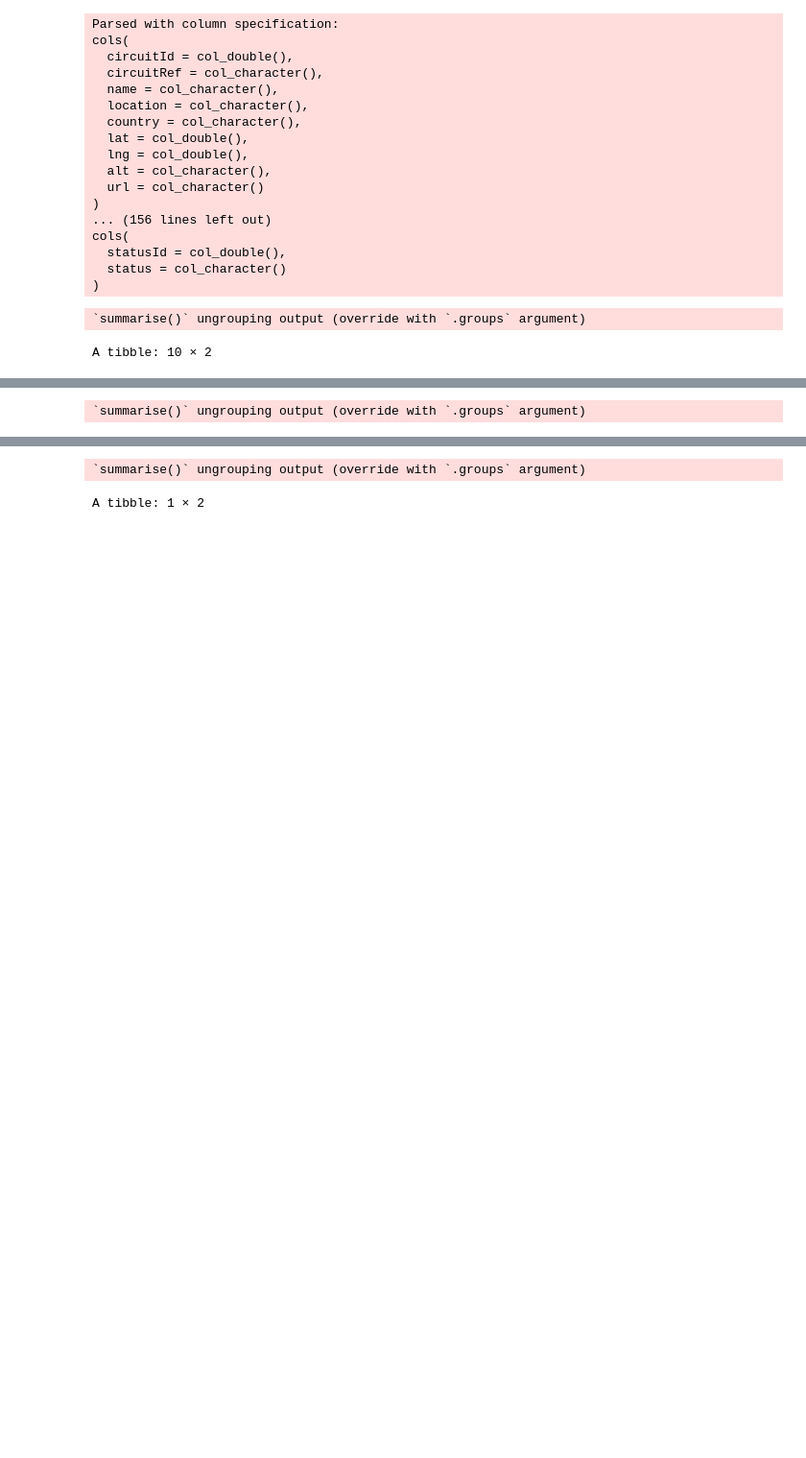
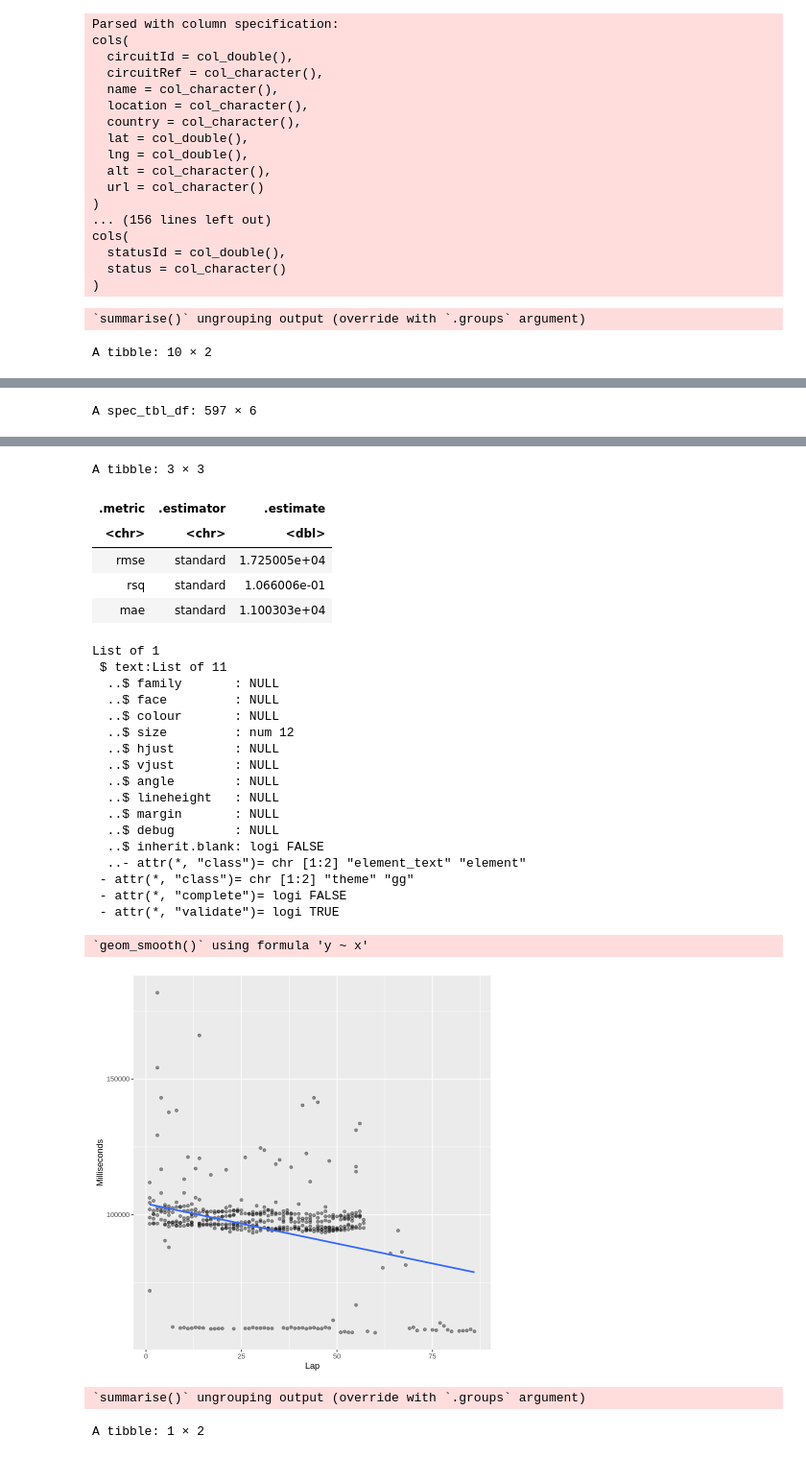
Before and after one commit to TaylorOglow/Formula_1, a Jupyter notebook: Lap Wrangling/vb_laps.ipynb, the cells around one changed output, grey strips where cells are left out. Shown at 96% size. Cells and saved outputs as stored; diff of their text form; code cells hidden in the pictures; blank space fills up the shorter version.

```diff
--- a/Lap Wrangling/vb_laps.ipynb
+++ b/Lap Wrangling/vb_laps.ipynb
@@ -380,8 +362,10 @@ vb_bahrain_clean_ID <- vb_bahrain_clean %>%
 ### SPLITTING DATA
 
 vb_bahrain_races <- bot_laps %>%
-                    filter(raceId %in% vb_bahrain_clean_ID)
-
+                    filter(raceId %in% vb_bahrain_clean_ID) %>%
+                    arrange(by = desc(milliseconds)) %>%
+                    slice(2:598)
+vb_bahrain_races
 vb_bahrain_split <- initial_split(vb_bahrain_races, prop = 0.75, strata = milliseconds)
 
 vb_bahrain_train <- training(vb_bahrain_split)
@@ -414,6 +398,7 @@ vb_bahrain_plot_final <- ggplot(vb_bahrain_train, aes(x = lap, y = milliseconds)
   geom_point(alpha = 0.4) +
   xlab("Lap") +
   ylab("Milliseconds") +
+  geom_smooth(method = "lm", se = FALSE)
   theme(text = element_text(size = 12))
 vb_bahrain_plot_final
 
@@ -443,4 +428,4 @@ A tibble: 10 × 2
 | 1045 | 57 |
 | 949 | 56 |
 | 1052 | 56 |
-`summarise()` ungrouping output (override with `.groups` argument)
+A spec_tbl_df: 597 × 6
@@ -447,3 +465,28 @@ A tibble: 10 × 2
+A tibble: 3 × 3
+| .metric | .estimator | .estimate |
+| <chr> | <chr> | <dbl> |
+| rmse | standard | 1.725005e+04 |
+| rsq | standard | 1.066006e-01 |
+| mae | standard | 1.100303e+04 |
+List of 1
+ $ text:List of 11
+  ..$ family       : NULL
+  ..$ face         : NULL
+  ..$ colour       : NULL
+  ..$ size         : num 12
+  ..$ hjust        : NULL
+  ..$ vjust        : NULL
+  ..$ angle        : NULL
+  ..$ lineheight   : NULL
+  ..$ margin       : NULL
+  ..$ debug        : NULL
+  ..$ inherit.blank: logi FALSE
+  ..- attr(*, "class")= chr [1:2] "element_text" "element"
+ - attr(*, "class")= chr [1:2] "theme" "gg"
+ - attr(*, "complete")= logi FALSE
+ - attr(*, "validate")= logi TRUE
+`geom_smooth()` using formula 'y ~ x'
+[figure, added]
 # %%
 #2. Saudi Arabia
 
```
Also changed, not shown: parts of 2 cells of this notebook.
